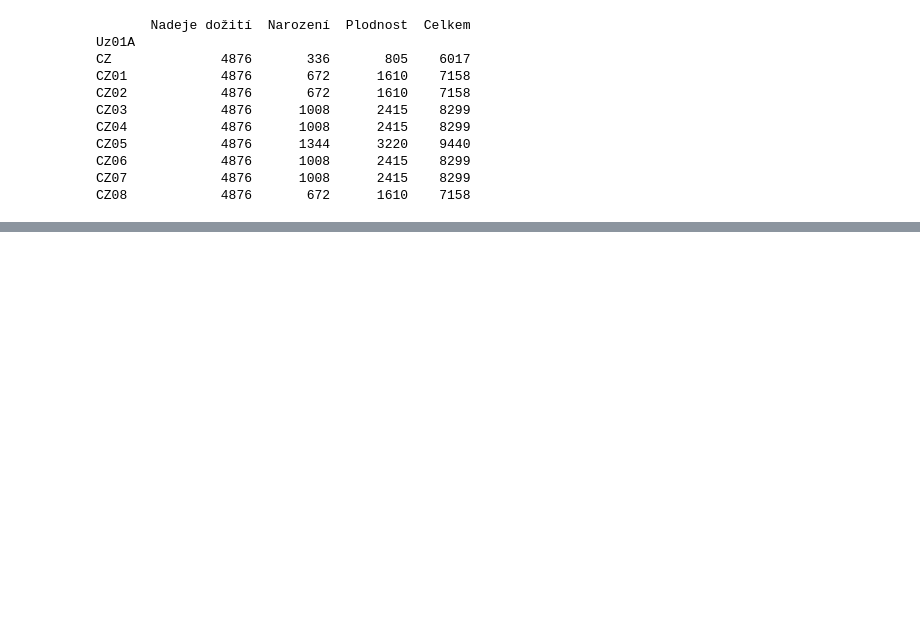
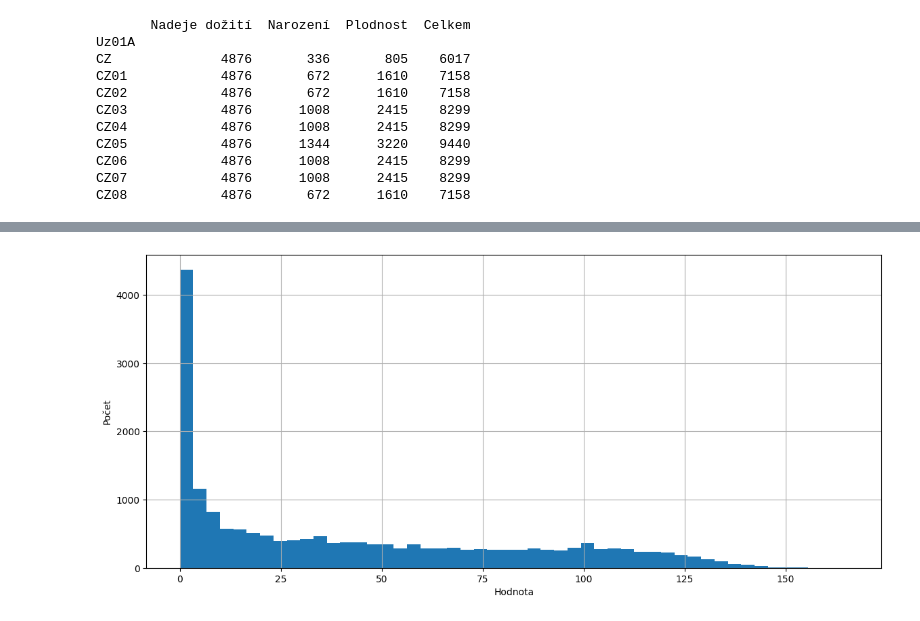
Before and after one commit to RerichusHluchavka/NoSQL_project, a Jupyter notebook: Data/notebook.ipynb, the cells around one changed output, grey strips where cells are left out. Saved outputs shown, nothing was run; the diff lists cells and outputs as text; code cells hidden in the pictures; blank space fills up the shorter version.

```diff
--- a/Data/notebook.ipynb
+++ b/Data/notebook.ipynb
@@ -178,0 +236,9 @@ plodnost.to_csv('plodnost_upravena.csv', index=False)
+# %%
+#Histogram pro plodnost
+plt.figure(figsize=(14, 6))
+plodnost['Hodnota'].hist(bins=50)
+plt.xlabel('Hodnota')
+plt.ylabel('Počet')
+plt.show()
+# %% [output]
+[figure, added]
```
Also changed, not shown: parts of 9 cells of this notebook, 6 other files.
